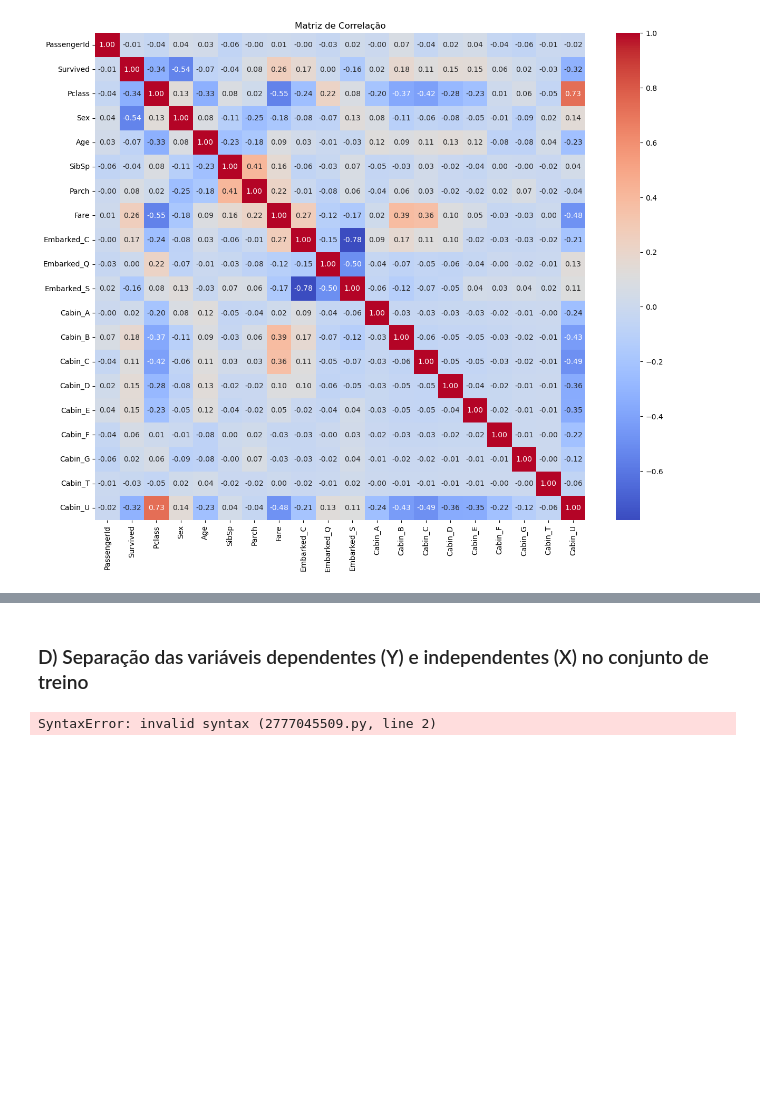
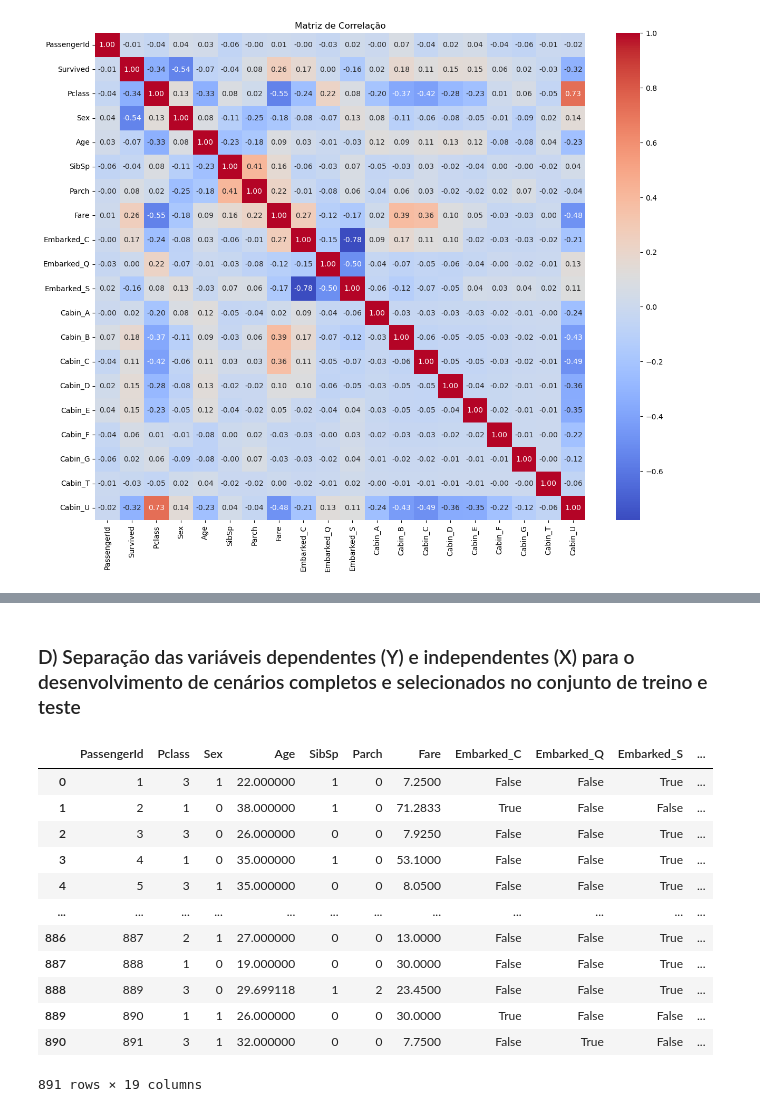
Before and after one commit to Fernandonneto/Machine_Learning_-_Duelo_Entre_Modelos_Titanic_-_EBAC, a Jupyter notebook: MOD41_EXERCICIO_DUELOFINAL.ipynb, the cells around one changed output, grey strips where cells are left out. Drawn from its saved outputs; the diff is of its cells as text; code cells hidden in the pictures; blank space fills up the shorter version.

```diff
--- a/MOD41_EXERCICIO_DUELOFINAL.ipynb
+++ b/MOD41_EXERCICIO_DUELOFINAL.ipynb
@@ -486,9 +486,33 @@ A comparação entre os dois cenários permitirá testar empiricamente a hipóte
 
 Dessa forma, a definição do conjunto de variáveis será validada posteriormente por meio das métricas de desempenho dos modelos e da validação cruzada, permitindo avaliar não apenas a associação estatística individual das variáveis, mas também sua contribuição efetiva para a capacidade preditiva.
 # %% [markdown]
-### D) Separação das variáveis dependentes (Y) e independentes (X) no conjunto de treino
+### D) Separação das variáveis dependentes (Y) e independentes (X) para o desenvolvimento de cenários completos e selecionados no conjunto de treino e teste
-# %%
-# Separação das variáveis
-X = train_df[]
-# %% [output]
-SyntaxError: invalid syntax (2777045509.py, line 2)
+# %%
+# Separação das variáveis completas
+X_train_complet = train_df.drop(columns='Survived', axis=1)
+X_test_complet = teste_df
+y = train_df['Survived']
+
+# Separação das variáveis selecionadas
+# Definição das variáveis que serão utilizadas
+var_select = ['Sex', 'Pclass', 'Fare', 'Cabin_U', 'Cabin_B', 'Embarked_C',
+              'Embarked_S', 'Cabin_D', 'Cabin_E', 'Cabin_C']
+X_train_select = train_df[var_select]
+X_test_select = train_df[var_select]
+# %%
+# Verificação da divisão "X_train_complet"
+X_train_complet
+# %% [output]
+|  | PassengerId | Pclass | Sex | Age | SibSp | Parch | Fare | Embarked_C | Embarked_Q | Embarked_S | ... |
+| 0 | 1 | 3 | 1 | 22.000000 | 1 | 0 | 7.2500 | False | False | True | ... |
+| 1 | 2 | 1 | 0 | 38.000000 | 1 | 0 | 71.2833 | True | False | False | ... |
+| 2 | 3 | 3 | 0 | 26.000000 | 0 | 0 | 7.9250 | False | False | True | ... |
+| 3 | 4 | 1 | 0 | 35.000000 | 1 | 0 | 53.1000 | False | False | True | ... |
+| 4 | 5 | 3 | 1 | 35.000000 | 0 | 0 | 8.0500 | False | False | True | ... |
+| ... | ... | ... | ... | ... | ... | ... | ... | ... | ... | ... | ... |
+| 886 | 887 | 2 | 1 | 27.000000 | 0 | 0 | 13.0000 | False | False | True | ... |
+| 887 | 888 | 1 | 0 | 19.000000 | 0 | 0 | 30.0000 | False | False | True | ... |
+| 888 | 889 | 3 | 0 | 29.699118 | 1 | 2 | 23.4500 | False | False | True | ... |
+| 889 | 890 | 1 | 1 | 26.000000 | 0 | 0 | 30.0000 | True | False | False | ... |
+| 890 | 891 | 3 | 1 | 32.000000 | 0 | 0 | 7.7500 | False | True | False | ... |
+891 rows × 19 columns
```
Also changed, not shown: parts of 6 cells of this notebook.
